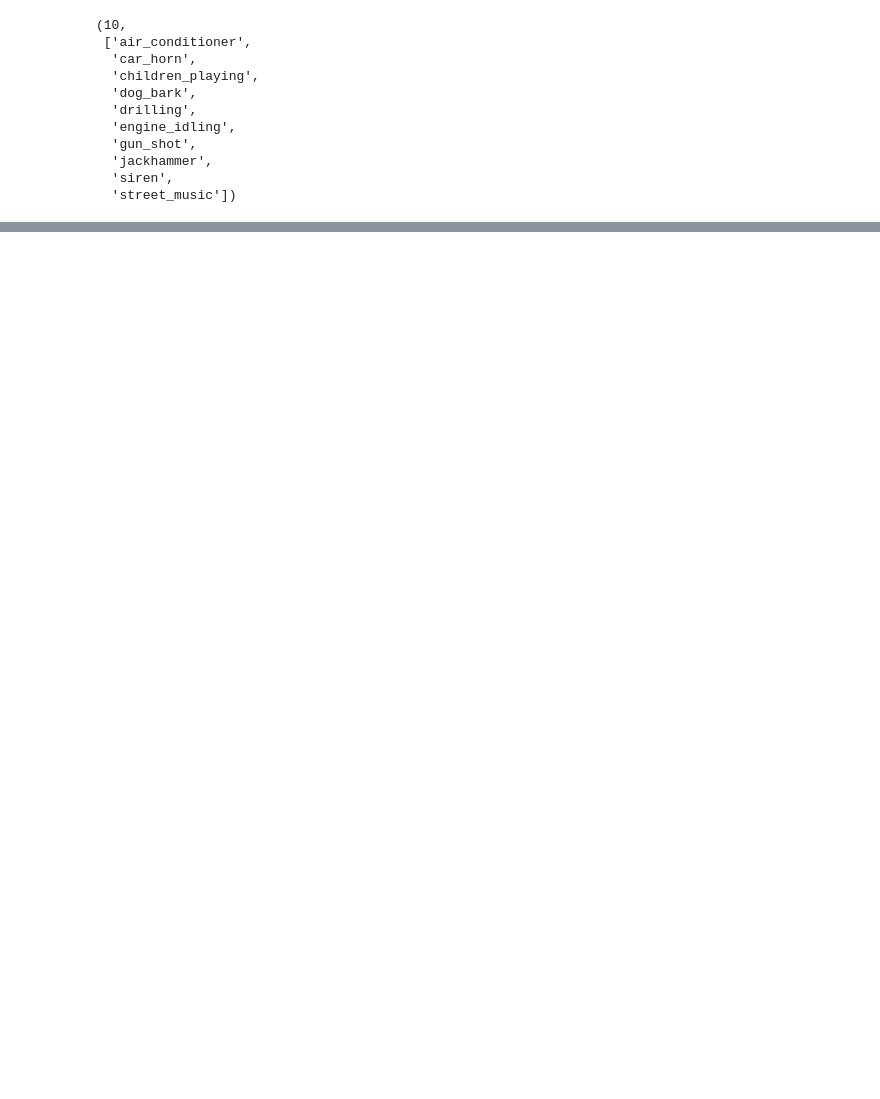
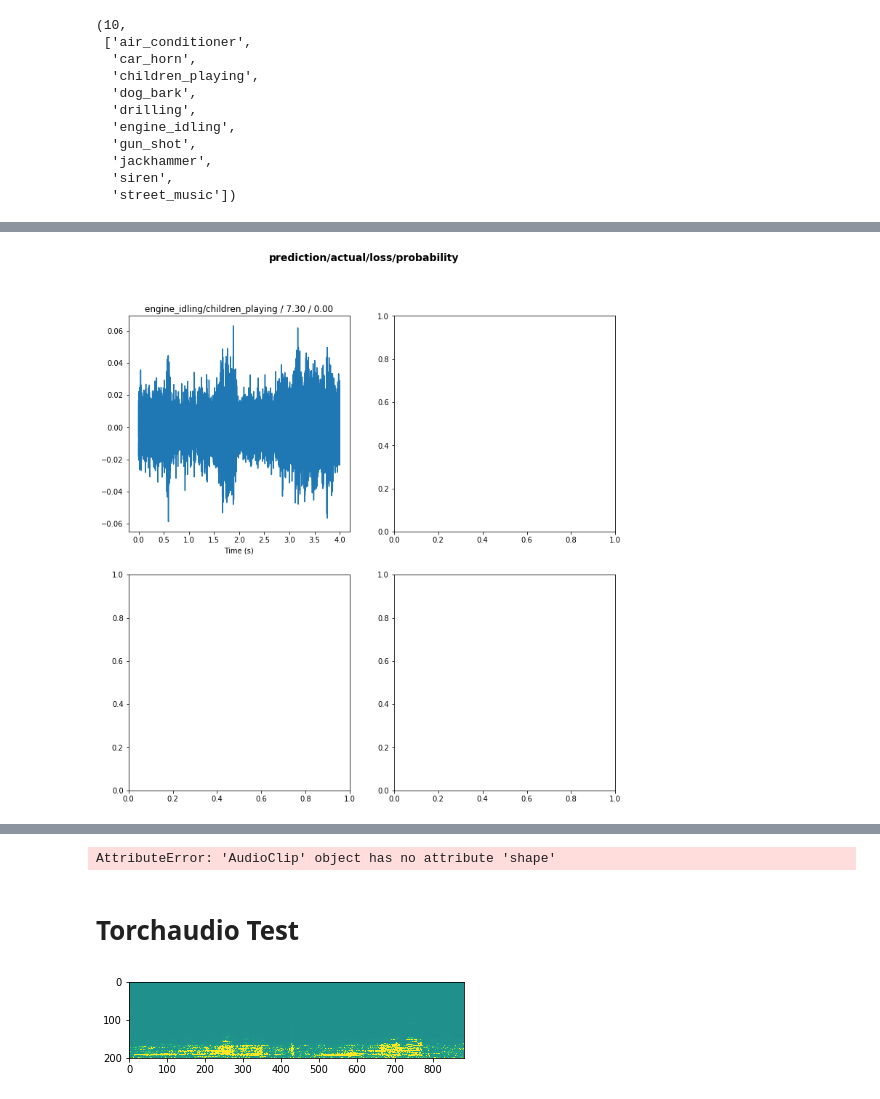
Before and after one commit to zacharyneveu/Machine_Learning, a Jupyter notebook: Project/PythonVersion.ipynb, the cells around one changed output, grey strips where cells are left out. Drawn from its saved outputs; the diff is of its cells as text; code cells hidden in the pictures; blank space fills up the shorter version.

```diff
--- a/Project/PythonVersion.ipynb
+++ b/Project/PythonVersion.ipynb
@@ -83,0 +127,4 @@ x.shape
+# %%
+interp.plot_top_losses(k=3)
+# %% [output]
+[figure, added]
@@ -83,0 +132,3 @@ x.shape
+AttributeError: 'AudioClip' object has no attribute 'shape'
+# %% [markdown]
+# Torchaudio Test
@@ -83,0 +145,4 @@ x.shape
+# %%
+taspec(10)
+# %% [output]
+[figure, added]
```
Also changed, not shown: parts of 22 cells of this notebook, 9 other files.
